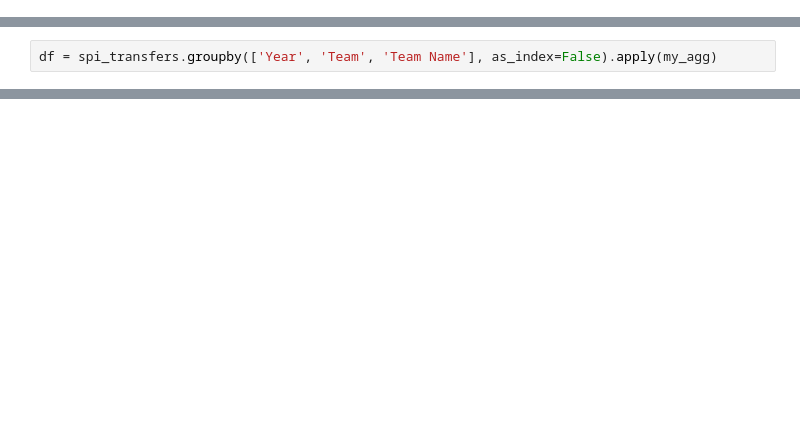
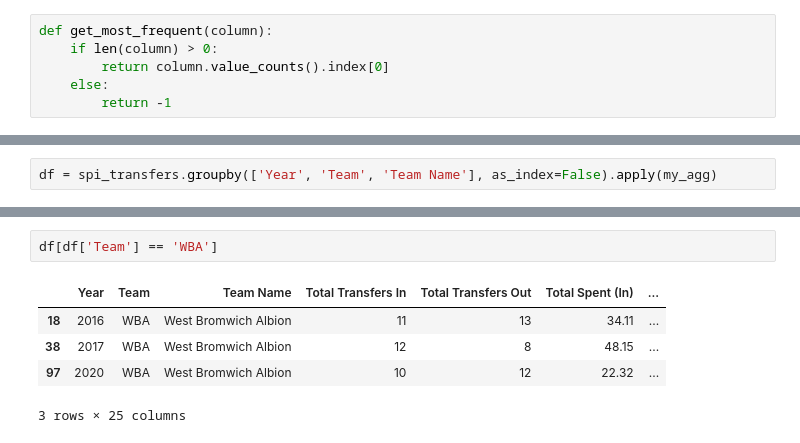
Before and after one commit to tdraths/transfers_capstone, a Jupyter notebook: notebooks/New_Features.ipynb, the cells around one changed output, grey strips where cells are left out. Drawn from its saved outputs; the diff is of its cells as text; blank space fills up the shorter version.

```diff
--- a/notebooks/New_Features.ipynb
+++ b/notebooks/New_Features.ipynb
@@ -470,3 +482,9 @@ Name: Num Position, dtype: int64
+# %%
+def get_most_frequent(column):
+    if len(column) > 0:
+        return column.value_counts().index[0]
+    else:
+        return -1
 # %%
 # Creating a function to help me groupby and aggregate
 def my_agg(x):
@@ -523,4 +564,12 @@ Position - Most Purchased    0
 dtype: int64
+# %%
+df[df['Team'] == 'WBA']
+# %% [output]
+|  | Year | Team | Team Name | Total Transfers In | Total Transfers Out | Total Spent (In) | ... |
+| 18 | 2016 | WBA | West Bromwich Albion | 11 | 13 | 34.11 | ... |
+| 38 | 2017 | WBA | West Bromwich Albion | 12 | 8 | 48.15 | ... |
+| 97 | 2020 | WBA | West Bromwich Albion | 10 | 12 | 22.32 | ... |
+3 rows × 25 columns
 # %%
 df.dtypes
 # %% [output]
```
Also changed, not shown: parts of 10 cells of this notebook.
